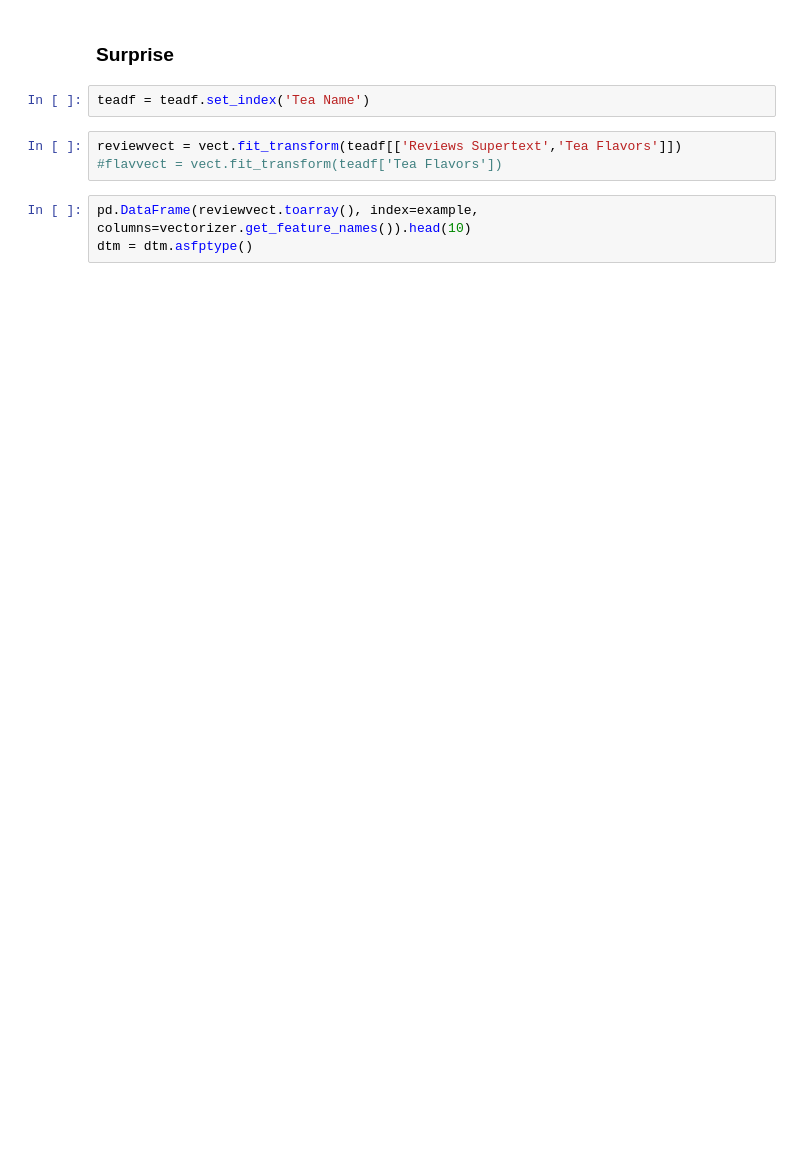
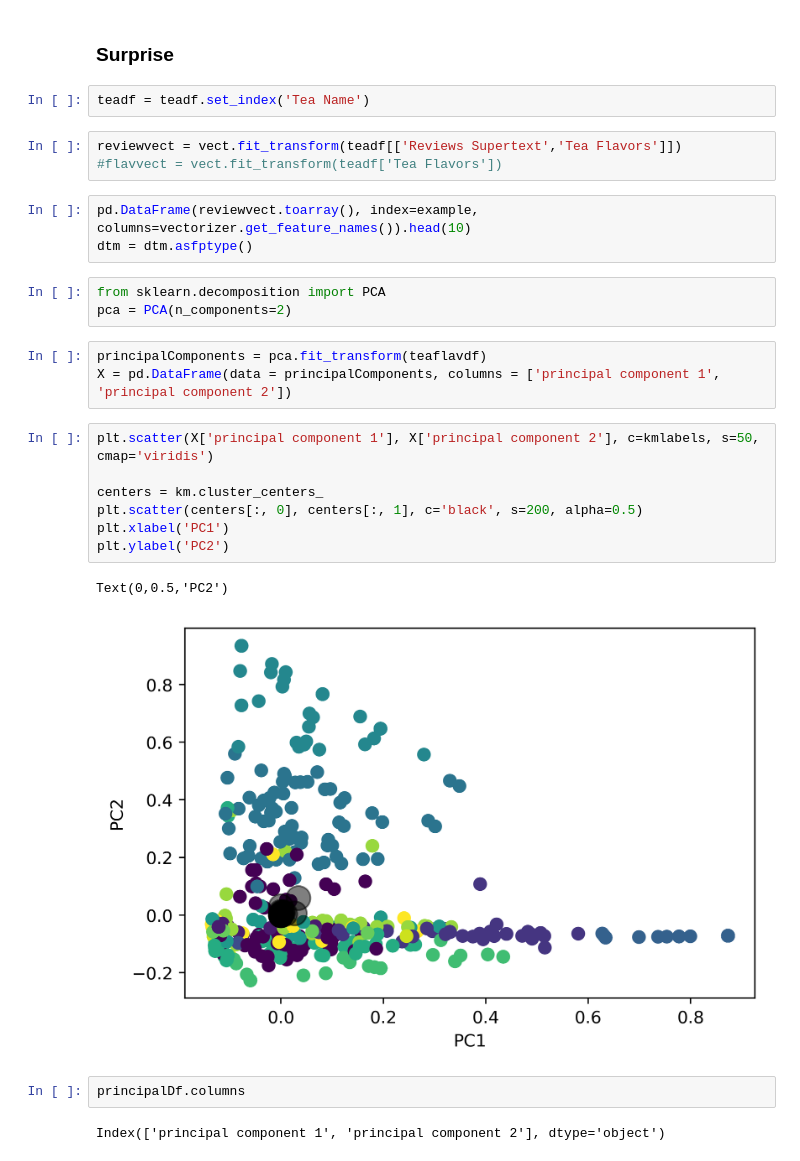
Before and after one commit to djmor12/Metis, a Jupyter notebook: Project Fletcher /Tea Reviews NLP.ipynb, the cells around one changed output. Drawn from its saved outputs; the diff is of its cells as text; blank space fills up the shorter version.

```diff
--- a/Project Fletcher /Tea Reviews NLP.ipynb
+++ b/Project Fletcher /Tea Reviews NLP.ipynb
@@ -439,3 +550,23 @@ reviewvect = vect.fit_transform(teadf[['Reviews Supertext','Tea Flavors']])
 # %%
 pd.DataFrame(reviewvect.toarray(), index=example, columns=vectorizer.get_feature_names()).head(10)
 dtm = dtm.asfptype()
+# %%
+from sklearn.decomposition import PCA
+pca = PCA(n_components=2)
+# %%
+principalComponents = pca.fit_transform(teaflavdf)
+X = pd.DataFrame(data = principalComponents, columns = ['principal component 1', 'principal component 2'])
+# %%
+plt.scatter(X['principal component 1'], X['principal component 2'], c=kmlabels, s=50, cmap='viridis')
+
+centers = km.cluster_centers_
+plt.scatter(centers[:, 0], centers[:, 1], c='black', s=200, alpha=0.5)
+plt.xlabel('PC1')
+plt.ylabel('PC2')
+# %% [output]
+Text(0,0.5,'PC2')
+[figure, added]
+# %%
+principalDf.columns
+# %% [output]
+Index(['principal component 1', 'principal component 2'], dtype='object')
```
Also changed, not shown: parts of 12 cells of this notebook, 11 other files.
